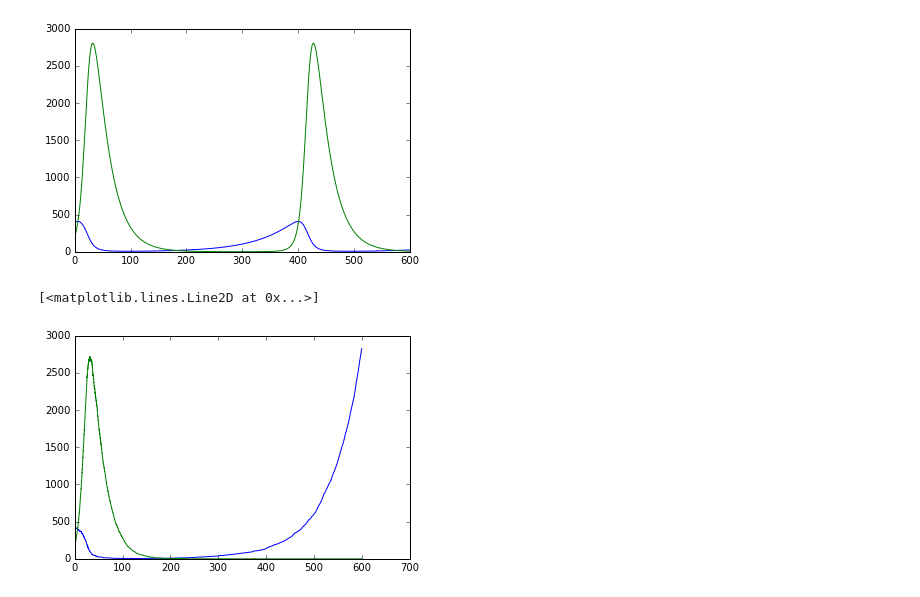
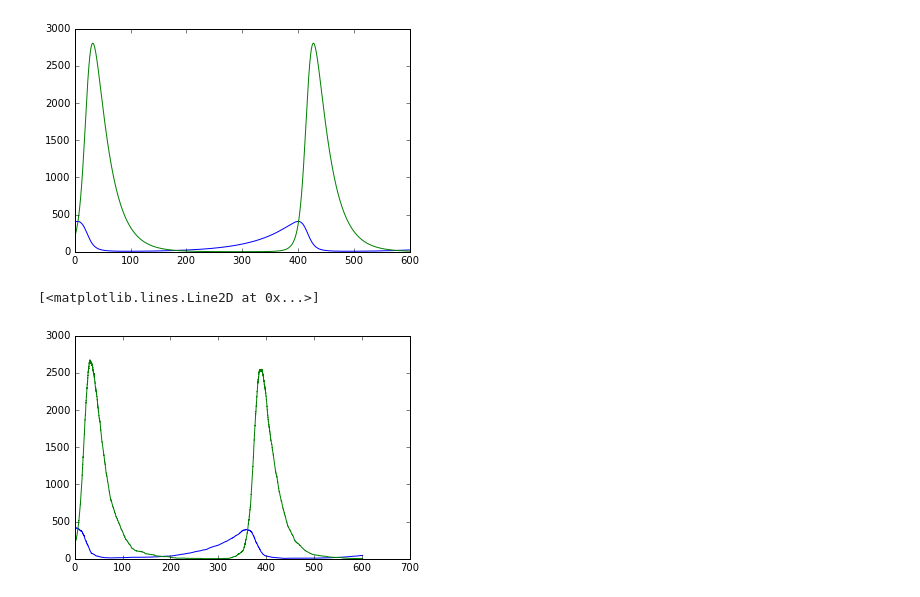
Before and after one commit to GregZaylor/rabbits-and-foxes-yujiazhang84, a Jupyter notebook: rabbits-and-foxes.ipynb, the cells around one changed output. Drawn from its saved outputs; the diff is of its cells as text; code cells hidden in the pictures.

```diff
--- a/rabbits-and-foxes.ipynb
+++ b/rabbits-and-foxes.ipynb
@@ -153,7 +153,7 @@ rabbits.append(rabbits_0)
 foxes.append(foxes_0)
 t.append(0)
 
-for i in range(50000):
+for i in range(500000):
     r_k1 = k_1 * rabbits[i]
     r_k2 = k_2 * rabbits[i] * foxes[i]
     r_k3 = k_3 * rabbits[i] * foxes[i]
@@ -161,33 +161,33 @@ for i in range(50000):
 
     R_k1 = r_k1
     R_k2 = r_k1 + r_k2
     R_k3 = r_k1 + r_k2 + r_k3
     Q_k = r_k1 + r_k2 + r_k3 + r_k4
 
     u = np.random.uniform(0,1)
     uQ = u * Q_k
 
     if uQ <= R_k1:
         rabbits.append(rabbits[i] + 1)
         foxes.append(foxes[i])
     elif R_k1 < uQ <= R_k2:
         rabbits.append(rabbits[i] - 1)
         foxes.append(foxes[i])
     elif R_k2 < uQ <= R_k3:
         rabbits.append(rabbits[i])
         foxes.append(foxes[i] + 1)
     elif R_k3 < uQ <= Q_k:
         rabbits.append(rabbits[i])
         foxes.append(foxes[i] - 1)
 
-    delta_t = Q_k**(-1) * np.log(1/u)
+    delta_t = (Q_k**(-1)) * (np.log(1/u))
     t.append(t[i] + delta_t)
 
-    if t[-1] >= 600:
+    if t[-1] >=600:
         break
 
 plt.plot(t, rabbits)
 plt.plot(t, foxes)
 # %% [output]
 [<matplotlib.lines.Line2D at 0x...>]
-[figure, old version]
+[figure, new version]
```
